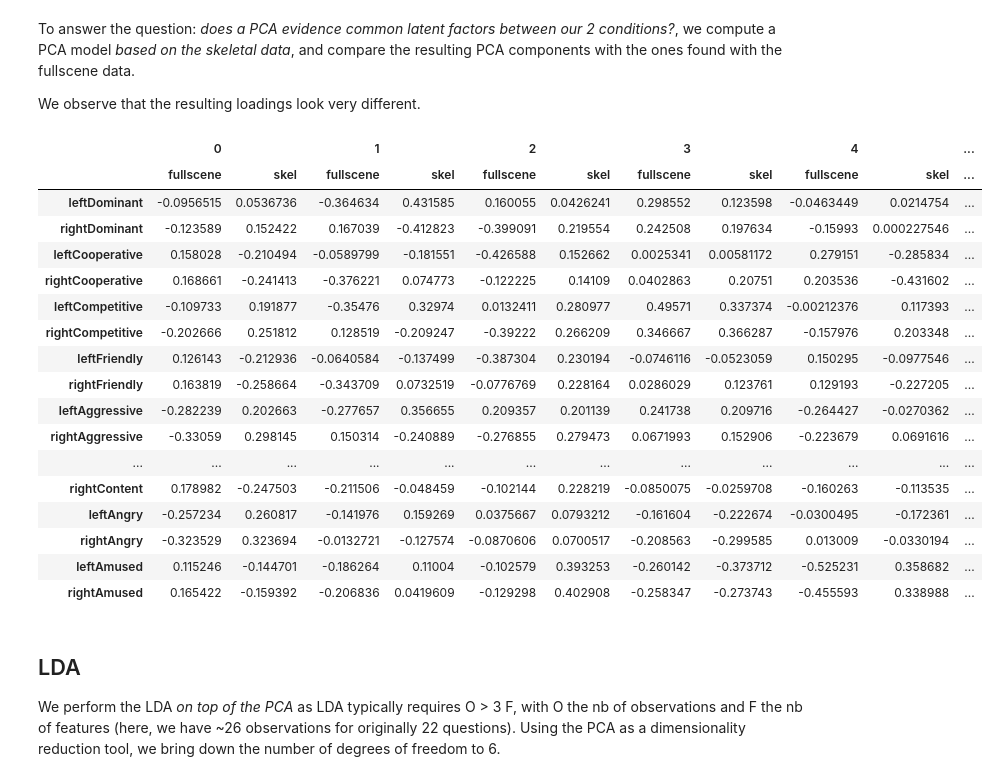
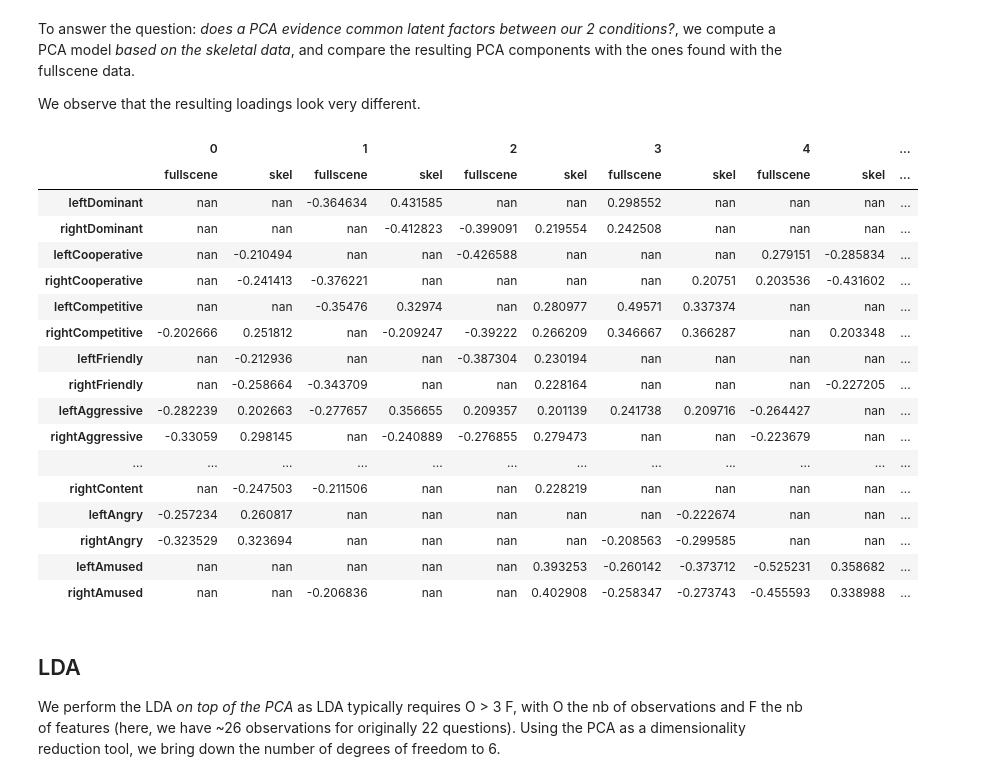
Before and after one commit to severin-lemaignan/pinsoro-kinematics, a Jupyter notebook: classification.ipynb, the cells around one changed output. Saved outputs shown, nothing was run; the diff lists cells and outputs as text; code cells hidden in the pictures.

```diff
--- a/classification.ipynb
+++ b/classification.ipynb
@@ -155,40 +196,40 @@ We observe that the resulting loadings look very different.
 # %%
 # plot of PCA components, with fullscene vs skeleton components side-by-side
 
 
 skel_pca_model=PCA(n_components=nb_components).fit(skel)
 
 skel_pca = skel_pca_model.transform(skel)
 skel_means_pca = skel_pca_model.transform(skel_means.values)
 
 skel_pca_components = pd.DataFrame(skel_pca_model.components_,columns=constructs).T
 fullscene_pca_components = pd.DataFrame(fullscene_pca_model.components_,columns=constructs).T
 
 # merge PCA components into one dataframe, skel and fullscene side-by-side
 pca_components=pd.concat([skel_pca_components, fullscene_pca_components], keys=["skel", "fullscene"], axis=1)
 pca_components=pca_components.swaplevel(0,1,1).sort_index(1)
 
 
-show_heatmap(pca_components[abs(pca_components)>0.0], m=-0.6, M=0.6)
+show_heatmap(pca_components[abs(pca_components)>0.2], m=-0.6, M=0.6)
 # %% [output]
 |  | 0 |  | 1 |  | 2 |  | 3 |  | 4 |  | ... |
 |  | fullscene | skel | fullscene | skel | fullscene | skel | fullscene | skel | fullscene | skel | ... |
-| leftDominant | -0.0956515 | 0.0536736 | -0.364634 | 0.431585 | 0.160055 | 0.0426241 | 0.298552 | 0.123598 | -0.0463449 | 0.0214754 | ... |
-| rightDominant | -0.123589 | 0.152422 | 0.167039 | -0.412823 | -0.399091 | 0.219554 | 0.242508 | 0.197634 | -0.15993 | 0.000227546 | ... |
-| leftCooperative | 0.158028 | -0.210494 | -0.0589799 | -0.181551 | -0.426588 | 0.152662 | 0.0025341 | 0.00581172 | 0.279151 | -0.285834 | ... |
-| rightCooperative | 0.168661 | -0.241413 | -0.376221 | 0.074773 | -0.122225 | 0.14109 | 0.0402863 | 0.20751 | 0.203536 | -0.431602 | ... |
-| leftCompetitive | -0.109733 | 0.191877 | -0.35476 | 0.32974 | 0.0132411 | 0.280977 | 0.49571 | 0.337374 | -0.00212376 | 0.117393 | ... |
-| rightCompetitive | -0.202666 | 0.251812 | 0.128519 | -0.209247 | -0.39222 | 0.266209 | 0.346667 | 0.366287 | -0.157976 | 0.203348 | ... |
-| leftFriendly | 0.126143 | -0.212936 | -0.0640584 | -0.137499 | -0.387304 | 0.230194 | -0.0746116 | -0.0523059 | 0.150295 | -0.0977546 | ... |
-| rightFriendly | 0.163819 | -0.258664 | -0.343709 | 0.0732519 | -0.0776769 | 0.228164 | 0.0286029 | 0.123761 | 0.129193 | -0.227205 | ... |
-| leftAggressive | -0.282239 | 0.202663 | -0.277657 | 0.356655 | 0.209357 | 0.201139 | 0.241738 | 0.209716 | -0.264427 | -0.0270362 | ... |
-| rightAggressive | -0.33059 | 0.298145 | 0.150314 | -0.240889 | -0.276855 | 0.279473 | 0.0671993 | 0.152906 | -0.223679 | 0.0691616 | ... |
+| leftDominant | nan | nan | -0.364634 | 0.431585 | nan | nan | 0.298552 | nan | nan | nan | ... |
+| rightDominant | nan | nan | nan | -0.412823 | -0.399091 | 0.219554 | 0.242508 | nan | nan | nan | ... |
+| leftCooperative | nan | -0.210494 | nan | nan | -0.426588 | nan | nan | nan | 0.279151 | -0.285834 | ... |
+| rightCooperative | nan | -0.241413 | -0.376221 | nan | nan | nan | nan | 0.20751 | 0.203536 | -0.431602 | ... |
+| leftCompetitive | nan | nan | -0.35476 | 0.32974 | nan | 0.280977 | 0.49571 | 0.337374 | nan | nan | ... |
+| rightCompetitive | -0.202666 | 0.251812 | nan | -0.209247 | -0.39222 | 0.266209 | 0.346667 | 0.366287 | nan | 0.203348 | ... |
+| leftFriendly | nan | -0.212936 | nan | nan | -0.387304 | 0.230194 | nan | nan | nan | nan | ... |
+| rightFriendly | nan | -0.258664 | -0.343709 | nan | nan | 0.228164 | nan | nan | nan | -0.227205 | ... |
+| leftAggressive | -0.282239 | 0.202663 | -0.277657 | 0.356655 | 0.209357 | 0.201139 | 0.241738 | 0.209716 | -0.264427 | nan | ... |
+| rightAggressive | -0.33059 | 0.298145 | nan | -0.240889 | -0.276855 | 0.279473 | nan | nan | -0.223679 | nan | ... |
 | ... | ... | ... | ... | ... | ... | ... | ... | ... | ... | ... | ... |
-| rightContent | 0.178982 | -0.247503 | -0.211506 | -0.048459 | -0.102144 | 0.228219 | -0.0850075 | -0.0259708 | -0.160263 | -0.113535 | ... |
-| leftAngry | -0.257234 | 0.260817 | -0.141976 | 0.159269 | 0.0375667 | 0.0793212 | -0.161604 | -0.222674 | -0.0300495 | -0.172361 | ... |
-| rightAngry | -0.323529 | 0.323694 | -0.0132721 | -0.127574 | -0.0870606 | 0.0700517 | -0.208563 | -0.299585 | 0.013009 | -0.0330194 | ... |
-| leftAmused | 0.115246 | -0.144701 | -0.186264 | 0.11004 | -0.102579 | 0.393253 | -0.260142 | -0.373712 | -0.525231 | 0.358682 | ... |
-| rightAmused | 0.165422 | -0.159392 | -0.206836 | 0.0419609 | -0.129298 | 0.402908 | -0.258347 | -0.273743 | -0.455593 | 0.338988 | ... |
+| rightContent | nan | -0.247503 | -0.211506 | nan | nan | 0.228219 | nan | nan | nan | nan | ... |
+| leftAngry | -0.257234 | 0.260817 | nan | nan | nan | nan | nan | -0.222674 | nan | nan | ... |
+| rightAngry | -0.323529 | 0.323694 | nan | nan | nan | nan | -0.208563 | -0.299585 | nan | nan | ... |
+| leftAmused | nan | nan | nan | nan | nan | 0.393253 | -0.260142 | -0.373712 | -0.525231 | 0.358682 | ... |
+| rightAmused | nan | nan | -0.206836 | nan | nan | 0.402908 | -0.258347 | -0.273743 | -0.455593 | 0.338988 | ... |
 # %% [markdown]
 ## LDA
 
```
Also changed, not shown: parts of 9 cells of this notebook, 1 other file.
